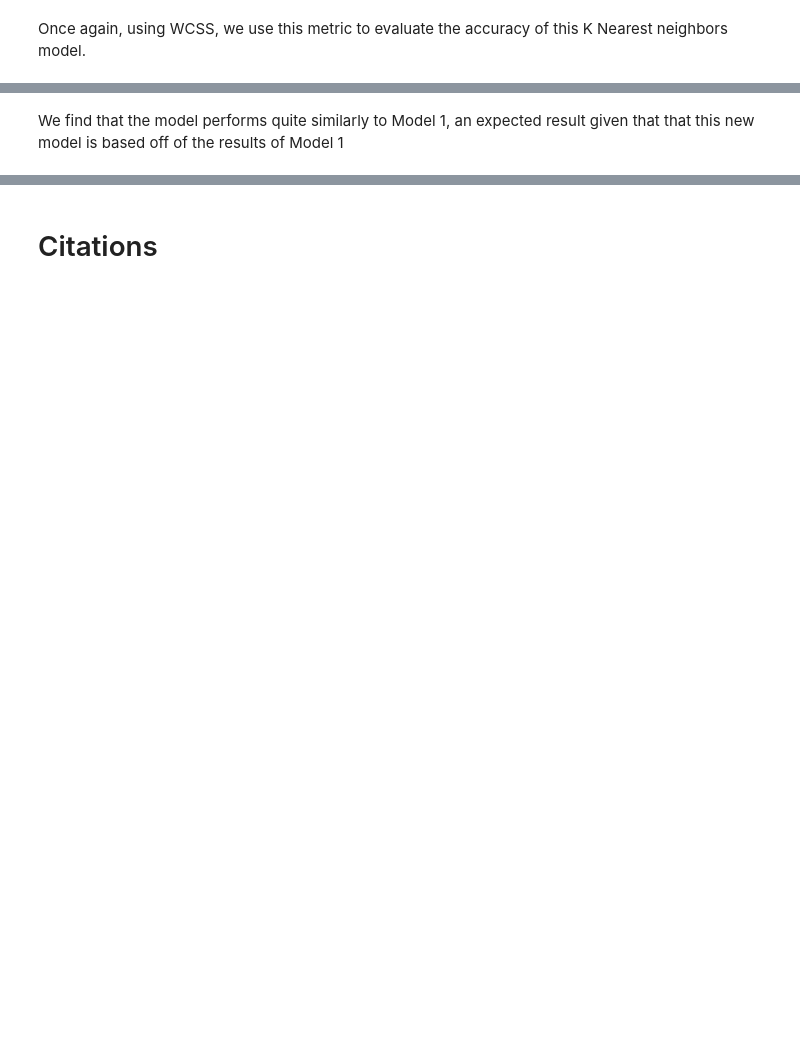
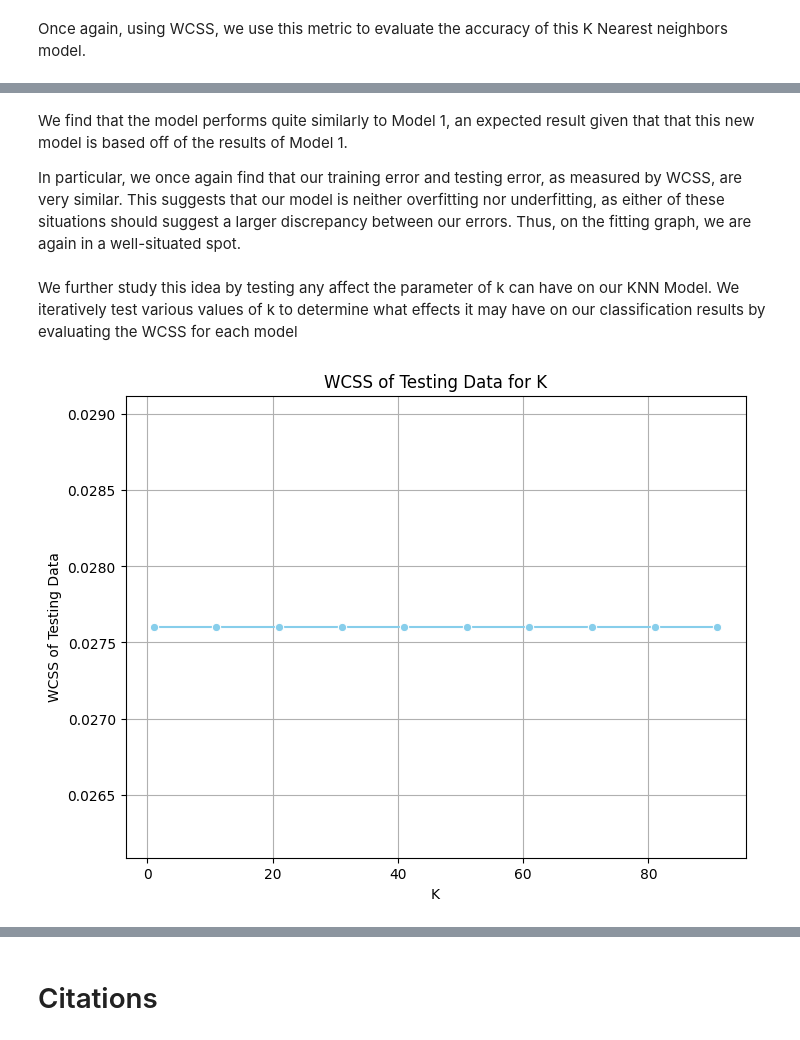
Before and after one commit to 2s2e/cse151a-project, a Jupyter notebook: Final.ipynb, the cells around one changed output, grey strips where cells are left out. Drawn from its saved outputs; the diff is of its cells as text; code cells hidden in the pictures; blank space fills up the shorter version.

Commit message:
Wrap up Model 3 evaluation

```diff
--- a/Final.ipynb
+++ b/Final.ipynb
@@ -1191,0 +1222,33 @@ Test WCSS: 0.027675215517585314
+# %%
+# We will iterate through different values of k for KNN can affect the WCSS.
+history_test = []
+history_train = []
+
+for k in range(1, 100, 10):
+  # Testing data evaluation of WCSS
+  test_cluster_labels = knn_predict(k = 5, clustered_data = Xtrain_k.drop(columns=['cluster']), clusters = Xtrain_k['cluster'], data_to_be_classified = X_test_k)
+
+  wcss_test = 0
+  for i in range (n_clusters):
+    center = kmeans.cluster_centers_[i]
+    test_labels = X_test_k[test_cluster_labels == i]
+    wcss_test += np.sum((test_labels - center)**2)
+
+  wcss_test = np.sum(wcss_test)
+
+  print("Test WCSS for k = " + str(k) + ": " +  str(wcss_test / len(X_test_k)))
+  history_test.append(wcss_test/len(X_test_k))
+
+  # Training data evaluation of WCSS
+  train_cluster_labels = knn_predict(k = 5, clustered_data = Xtrain_k.drop(columns=['cluster']), clusters = Xtrain_k['cluster'], data_to_be_classified = Xtrain_k.drop(columns=['cluster']))
+
+  wcss_train = 0
+  for i in range (n_clusters):
+      center = kmeans.cluster_centers_[i]
+      train_labels = Xtrain_k[train_cluster_labels == i].drop(columns=['cluster'])
+      wcss_train += np.sum((train_labels - center)**2)
+
+  wcss_train = np.sum(wcss_train)
+  history_train.append(wcss_train)
+
+  print("Train WCSS for k = " + str(k) + ": " + str(wcss_train / len(Xtrain_k)))
@@ -1192,2 +1276,16 @@ Test WCSS: 0.027675215517585314
 # %% [markdown]
-We find that the model performs quite similarly to Model 1, an expected result given that that this new model is based off of the results of Model 1
+We find that the model performs quite similarly to Model 1, an expected result given that that this new model is based off of the results of Model 1.
+
+In particular, we once again find that our training error and testing error, as measured by WCSS, are very similar.  This suggests that our model is neither overfitting nor underfitting, as either of these situations should suggest a larger discrepancy between our errors.  Thus, on the fitting graph, we are again in a well-situated spot.
+# %% [markdown]
+We further study this idea by testing any affect the parameter of k can have on our KNN Model.  We iteratively test various values of k to determine what effects it may have on our classification results by evaluating the WCSS for each model
+# %%
+plt.figure(figsize=(8, 6))
+sns.lineplot(x=range(1, 100, 10), y=history_test, marker='o', color='skyblue')
+plt.xlabel('K')
+plt.ylabel('WCSS of Testing Data')
+plt.title('WCSS of Testing Data for K')
+plt.grid(True)
+plt.show()
+# %% [output]
+[figure, added]
```
Also changed, not shown: parts of 46 cells of this notebook.
